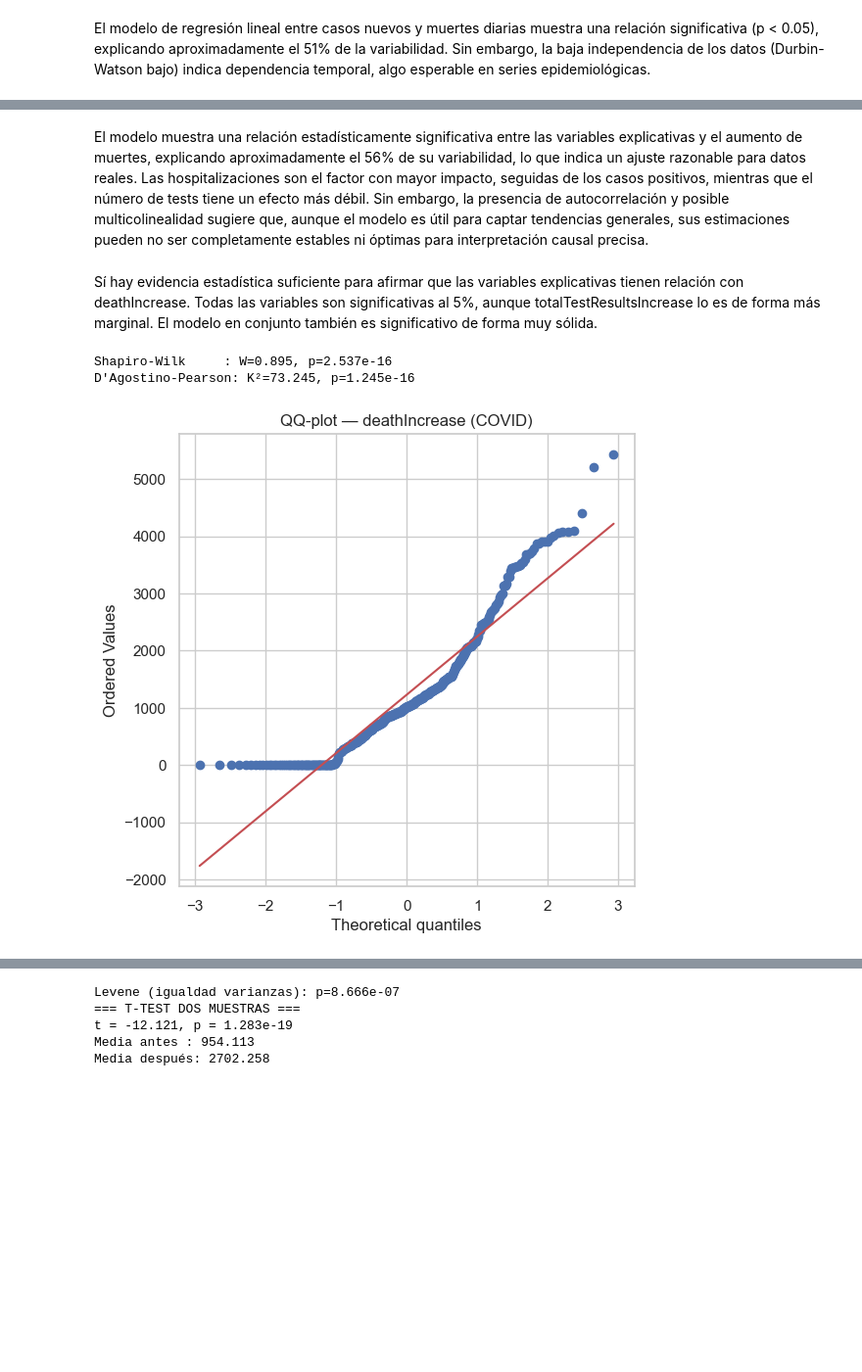
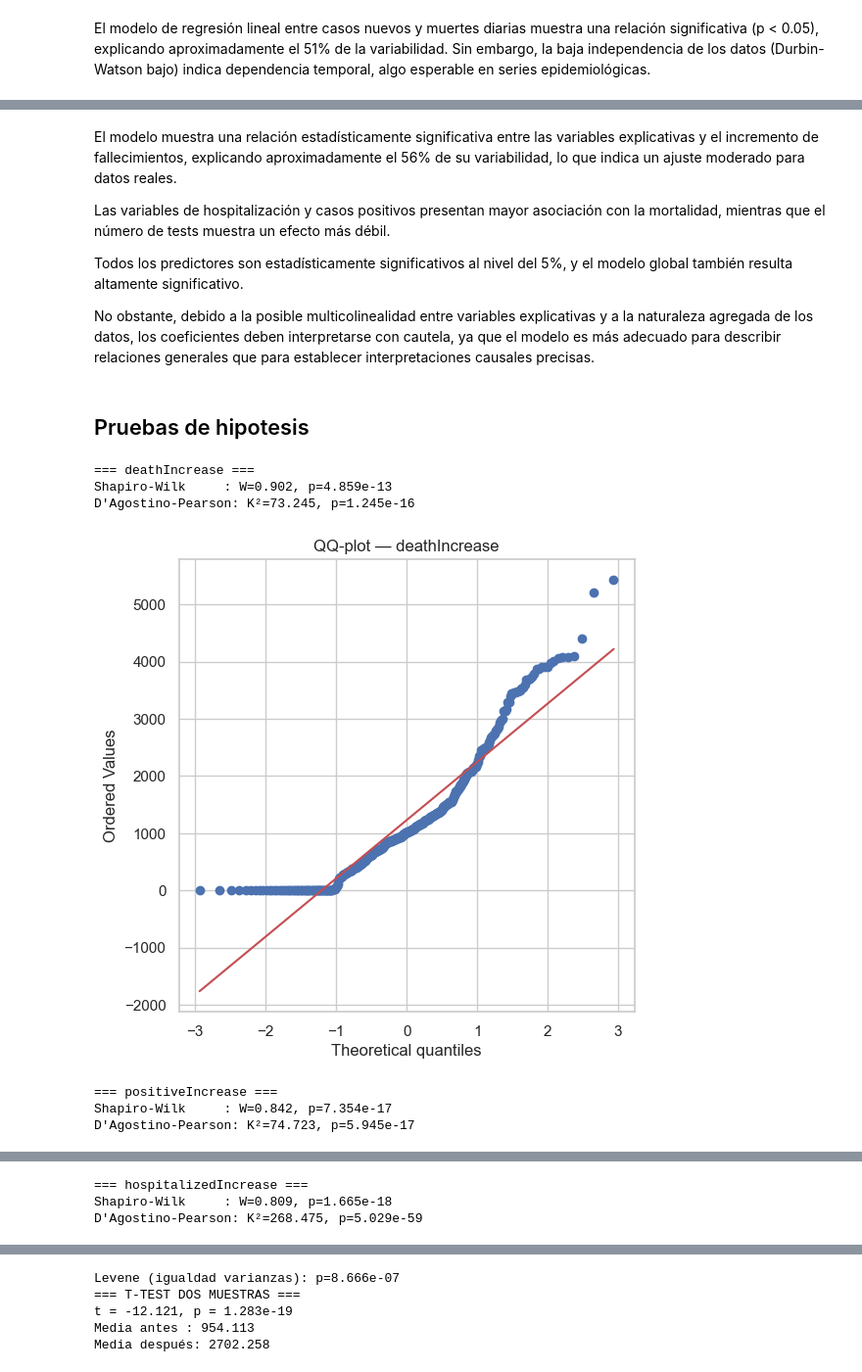
Before and after one commit to Bootcamp-DA-P2/AI-PROJECT-EDA-GRUPO5, a Jupyter notebook: eda_covid.ipynb, the cells around one changed output, grey strips where cells are left out. Shown at 98% size. Saved outputs shown, nothing was run; the diff lists cells and outputs as text; code cells hidden in the pictures; blank space fills up the shorter version.

```diff
--- a/eda_covid.ipynb
+++ b/eda_covid.ipynb
@@ -419,15 +501,24 @@ df['icu_to_hospitalized_ratio'] = df['inIcuCurrently'] / (df['hospitalizedCurren
 # %%
-fe_cols = ['test_acceleration', 'icu_to_hospitalized_ratio']
+fe_cols = ['positivity_rate', 'icu_to_hospitalized_ratio', 'test_growth_rate']
 
 fig, axes = plt.subplots(len(fe_cols), 2, figsize=(12, 5 * len(fe_cols)))
+
 for i, col in enumerate(fe_cols):
 
+    # Limpiar datos
+    data = df[col].replace([np.inf, -np.inf], np.nan).dropna()
+
+    # Evitar problemas de escala extrema (recorte percentiles)
+    q1 = data.quantile(0.01)
+    q99 = data.quantile(0.99)
+    data = data[(data >= q1) & (data <= q99)]
+
     # Boxplot
-    sns.boxplot(y=df[col], ax=axes[i, 0])
+    sns.boxplot(y=data, ax=axes[i, 0])
     axes[i, 0].set_title(f'Boxplot de {col}')
 
     # Violinplot
-    sns.violinplot(y=df[col], ax=axes[i, 1])
+    sns.violinplot(y=data, ax=axes[i, 1], cut=0)
     axes[i, 1].set_title(f'Violinplot de {col}')
 
 plt.tight_layout()
@@ -547,29 +778,39 @@ Notes:
 [2] The condition number is large, 1.94e+06. This might indicate that there are
 strong multicollinearity or other numerical problems.
 # %% [markdown]
-El modelo muestra una relación estadísticamente significativa entre las variables explicativas y el aumento de muertes, explicando aproximadamente el 56% de su variabilidad, lo que indica un ajuste razonable para datos reales. Las hospitalizaciones son el factor con mayor impacto, seguidas de los casos positivos, mientras que el número de tests tiene un efecto más débil. Sin embargo, la presencia de autocorrelación y posible multicolinealidad sugiere que, aunque el modelo es útil para captar tendencias generales, sus estimaciones pueden no ser completamente estables ni óptimas para interpretación causal precisa.
+El modelo muestra una relación estadísticamente significativa entre las variables explicativas y el incremento de fallecimientos, explicando aproximadamente el 56% de su variabilidad, lo que indica un ajuste moderado para datos reales.
+
+Las variables de hospitalización y casos positivos presentan mayor asociación con la mortalidad, mientras que el número de tests muestra un efecto más débil.
+
+Todos los predictores son estadísticamente significativos al nivel del 5%, y el modelo global también resulta altamente significativo.
+
+No obstante, debido a la posible multicolinealidad entre variables explicativas y a la naturaleza agregada de los datos, los coeficientes deben interpretarse con cautela, ya que el modelo es más adecuado para describir relaciones generales que para establecer interpretaciones causales precisas.
-# %% [markdown]
-Sí hay evidencia estadística suficiente para afirmar que las variables explicativas tienen relación con deathIncrease.
-Todas las variables son significativas al 5%, aunque totalTestResultsIncrease lo es de forma más marginal.
-El modelo en conjunto también es significativo de forma muy sólida.
+# %% [markdown]
+## Pruebas de hipotesis
 # %%
-# Eliminamos nulos
-covid = df.dropna(subset=['deathIncrease']).copy()
+cols = ['deathIncrease', 'positiveIncrease', 'hospitalizedIncrease']
 
-muestra = covid['deathIncrease']
+for col in cols:
 
-# Tests de normalidad
-stat_sw, p_sw = stats.shapiro(muestra)
-stat_dp, p_dp = stats.normaltest(muestra)
+    # ¿Los incrementos diarios siguen una distribución aproximadamente normal?
+    muestra = df[col].dropna()
 
-print(f"Shapiro-Wilk     : W={stat_sw:.3f}, p={p_sw:.4g}")
-print(f"D'Agostino-Pearson: K²={stat_dp:.3f}, p={p_dp:.4g}")
+    stat_sw, p_sw = stats.shapiro(muestra.sample(300, random_state=42))
+    stat_dp, p_dp = stats.normaltest(muestra)
 
-fig, ax = plt.subplots(figsize=(6, 6))
-stats.probplot(muestra, dist='norm', plot=ax)
-ax.set_title('QQ-plot — deathIncrease (COVID)')
-plt.show()
+    print(f"\n=== {col} ===")
+    print(f"Shapiro-Wilk     : W={stat_sw:.3f}, p={p_sw:.4g}")
+    print(f"D'Agostino-Pearson: K²={stat_dp:.3f}, p={p_dp:.4g}")
+
+    fig, ax = plt.subplots(figsize=(6, 6))
+    stats.probplot(muestra, dist='norm', plot=ax)
+    ax.set_title(f'QQ-plot — {col}')
+    plt.show()
 # %% [output]
-Shapiro-Wilk     : W=0.895, p=2.537e-16
+=== deathIncrease ===
+Shapiro-Wilk     : W=0.902, p=4.859e-13
 D'Agostino-Pearson: K²=73.245, p=1.245e-16
-[figure, old version]
+[figure, new version]
+=== positiveIncrease ===
+Shapiro-Wilk     : W=0.842, p=7.354e-17
+D'Agostino-Pearson: K²=74.723, p=5.945e-17
@@ -575,0 +818,3 @@ D'Agostino-Pearson: K²=73.245, p=1.245e-16
+=== hospitalizedIncrease ===
+Shapiro-Wilk     : W=0.809, p=1.665e-18
+D'Agostino-Pearson: K²=268.475, p=5.029e-59
```
Also changed, not shown: parts of 79 cells of this notebook, 1 other file.
